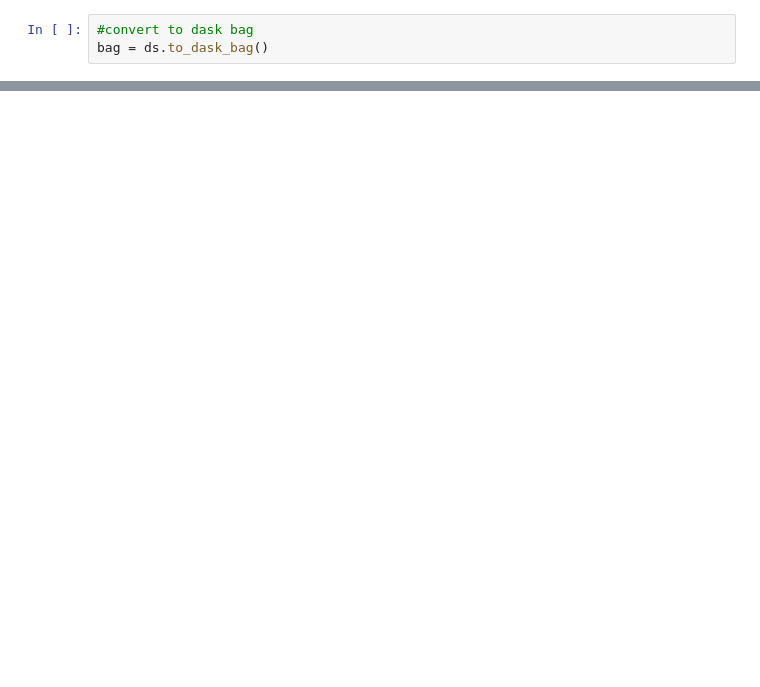
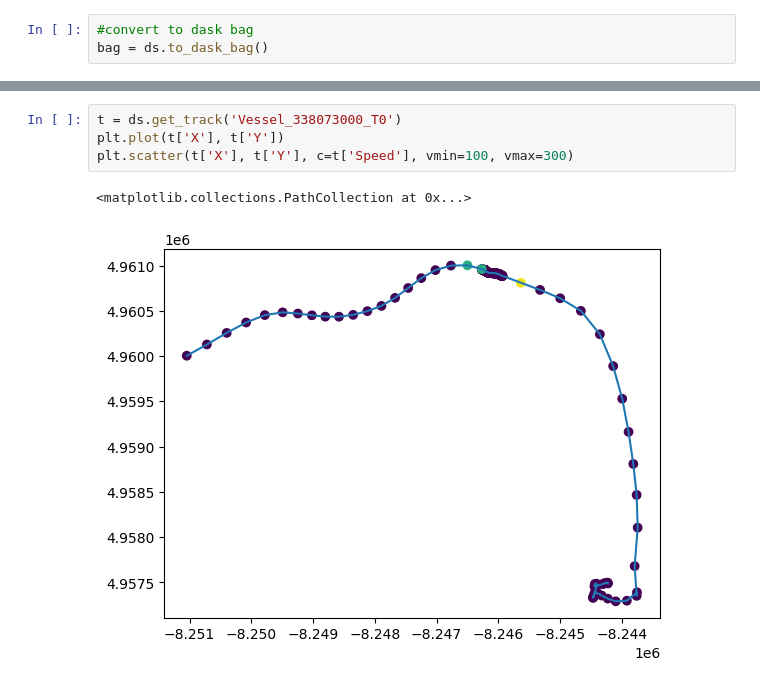
Before and after one commit to derekeden/trackio, a Jupyter notebook: notebooks/13 - Input Output.ipynb, the cells around one changed output, grey strips where cells are left out. Drawn from its saved outputs; the diff is of its cells as text; blank space fills up the shorter version.

```diff
--- a/notebooks/13 - Input Output.ipynb
+++ b/notebooks/13 - Input Output.ipynb
@@ -230,0 +255,7 @@ results[:5]
+# %%
+t = ds.get_track('Vessel_338073000_T0')
+plt.plot(t['X'], t['Y'])
+plt.scatter(t['X'], t['Y'], c=t['Speed'], vmin=100, vmax=300)
+# %% [output]
+<matplotlib.collections.PathCollection at 0x...>
+[figure, added]
```
Also changed, not shown: parts of 22 cells of this notebook, 13 other files.
